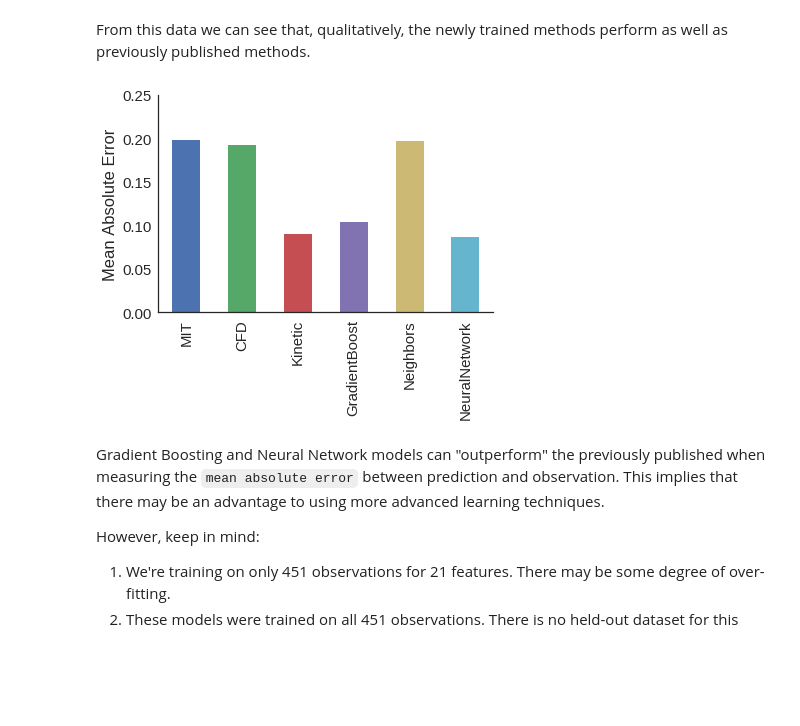
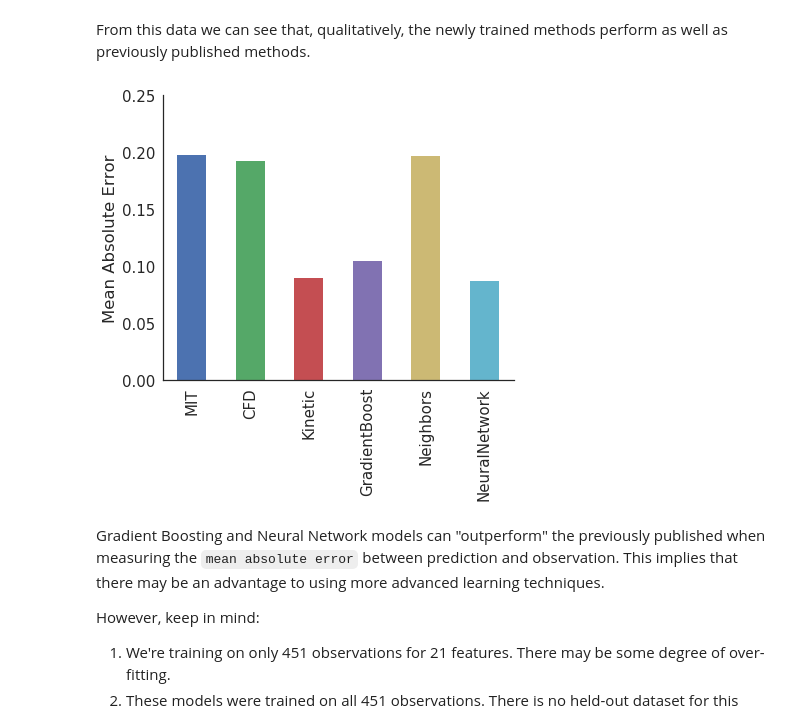
Before and after one commit to DamLabResources/crseek, a Jupyter notebook: paper/task_04.ipynb, the cells around one changed output. Saved outputs shown, nothing was run; the diff lists cells and outputs as text; code cells hidden in the pictures; blank space fills up the shorter version.

```diff
--- a/paper/task_04.ipynb
+++ b/paper/task_04.ipynb
@@ -236,14 +236,16 @@ error = pd.Series(mabs)
 # %% [markdown]
 From this data we can see that, qualitatively, the newly trained methods perform as well as previously published methods.
 # %%
-fig, ax = plt.subplots(1,1)
+fig, ax = plt.subplots(1,1, figsize=(6, 6))
 order = ['MIT', 'CFD', 'Kinetic', 'GradientBoost', 'Neighbors', 'NeuralNetwork']
 error[order].plot(kind='bar', ax=ax)
 ax.set_ylabel('Mean Absolute Error')
 ax.set_ylim(0, 0.25)
 sbn.despine(ax=ax)
+fig.tight_layout()
+fig.savefig('Task4.pdf', dpi=300)
 # %% [output]
-[figure, old version]
+[figure, new version]
 # %% [markdown]
 Gradient Boosting and Neural Network models can "outperform" the previously published when measuring the `mean absolute error` between prediction and observation. This implies that there may be an advantage to using more advanced learning techniques.
 
```
Also changed, not shown: parts of 3 cells of this notebook, 7 other files.
